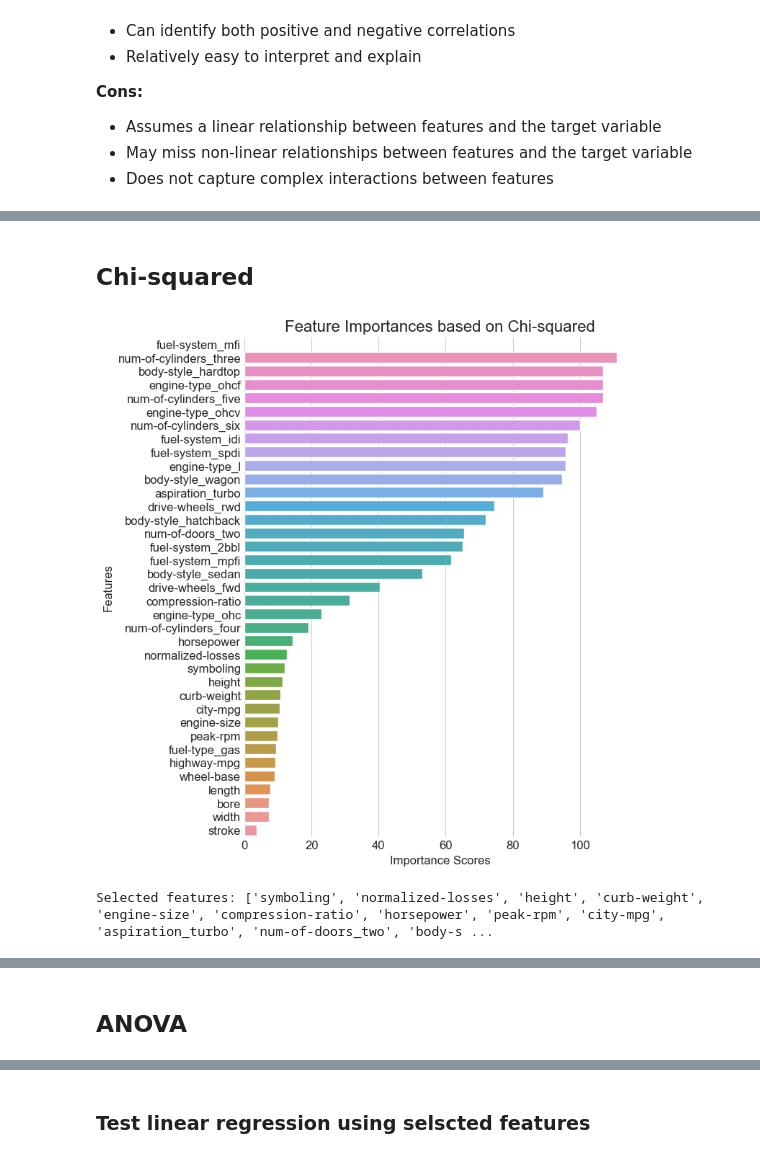
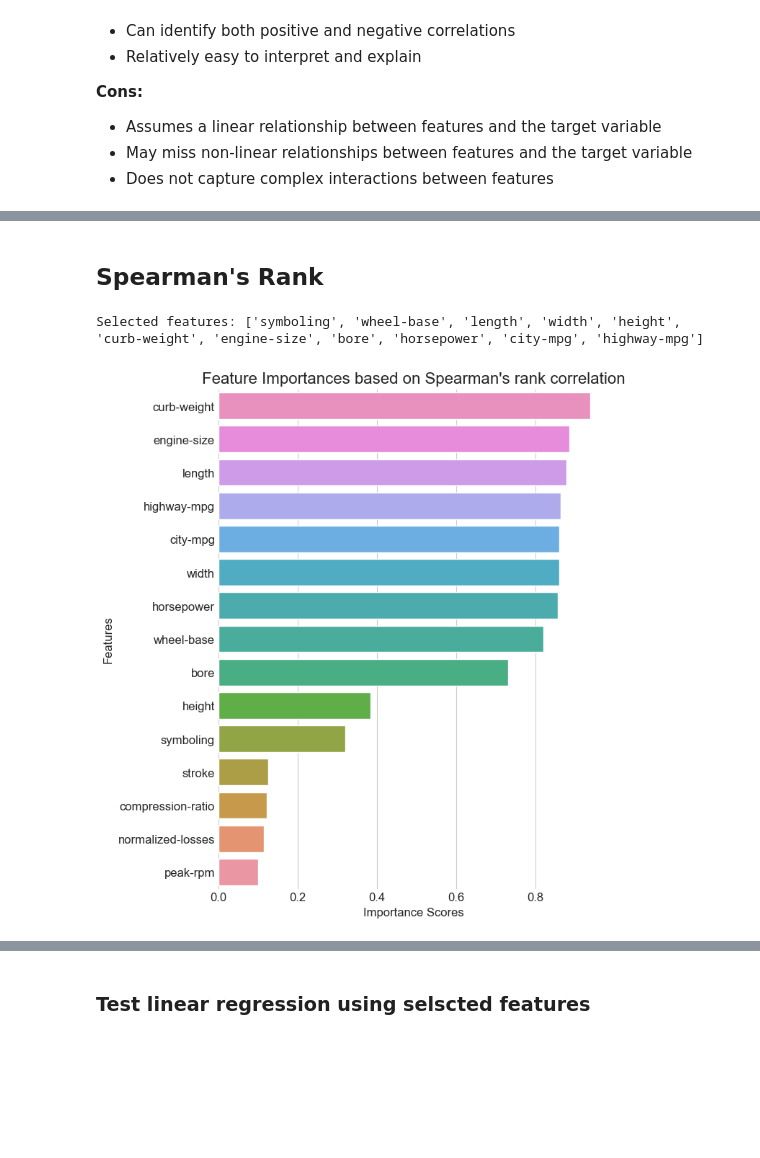
Before and after one commit to J-Jurza/tutorial_feature_selection, a Jupyter notebook: feature_selection_regression.ipynb, the cells around one changed output, grey strips where cells are left out. Saved outputs shown, nothing was run; the diff lists cells and outputs as text; code cells hidden in the pictures; blank space fills up the shorter version.

```diff
--- a/feature_selection_regression.ipynb
+++ b/feature_selection_regression.ipynb
@@ -40,9 +40,9 @@ pd.set_option('display.max_columns', None)
 # Automobile dataset
 # %%
 data = 'https://raw.githubusercontent.com/pycaret/pycaret/master/datasets/automobile.csv'
-df = pd.read_csv(data)
+df_in = pd.read_csv(data)
 
-df
+df_in
 # %% [output]
 |  | symboling | normalized-losses | make | fuel-type | aspiration | num-of-doors | body-style | drive-wheels | ... |
 | 0 | 3 | NaN | alfa-romero | gas | std | two | convertible | rwd | ... |
@@ -60,6 +68,8 @@ df
 # %%
-# Drop make column to avoid having too many columns and basing price on make
-df = df.drop(columns='make')
+df = df_in.copy()
+
+# Drop categorical cols
+df = df.drop(columns=['make', 'fuel-type', 'aspiration', 'num-of-doors', 'body-style', 'drive-wheels', 'engine-location', 'engine-type', 'num-of-cylinders', 'fuel-system'])
 
 # Convert problem columns to numeric. Error values will become nulls and dropped later.
 # This is for numeric columns with some non-numeric values "?" for missing.
@@ -194,7 +176,7 @@ def plot_importances(df_in, title):
 # %% [markdown]
 # 1. Filter methods
 # %%
-n_features = 29
+n_features = 11
 # %% [markdown]
 ## Pearson correlation
 
@@ -245,30 +230,40 @@ Selected features: ['symboling', 'normalized-losses', 'wheel-base', 'length', 'w
-# %% [markdown]
-## Chi-squared
+# %% [markdown]
+## Spearman's Rank
 # %%
-from sklearn.feature_selection import SelectKBest, chi2
+import pandas as pd
+import numpy as np
+from scipy.stats import spearmanr
+from sklearn.feature_selection import SelectKBest
 
-# Apply chi-squared feature selection to select the top five features
-selector = SelectKBest(chi2, k=n_features)
-X_filter = selector.fit_transform(X_train, y_train)
+# Define a custom scoring function that calculates the Spearman's rank correlation
+def spearman_correlation(X, y):
+    corrs = np.array([spearmanr(X[:, i], y)[0] for i in range(X.shape[1])])
+    return np.abs(corrs), np.zeros_like(corrs)
+
+# Apply the custom scoring function to SelectKBest
+selector = SelectKBest(score_func=spearman_correlation, k=n_features)
+selector.fit(X_train, y_train)
 
 # Get the indices of the selected features
 mask = selector.get_support()
 
 # Make dataframe with new features
-X_train_chi = X_train.loc[:,mask]
-X_test_chi = X_test.loc[:,mask]
-new_features = X_train.loc[:,mask].columns.tolist()
+X_train_spearman = X_train.loc[:, mask]
+X_test_spearman = X_test.loc[:, mask]
+new_features = X_train.loc[:, mask].columns.tolist()
 
 # Get the feature importances and plot
 scores = selector.scores_
 feature_importances = {feature_name: score for feature_name, score in zip(X_train.columns, scores)}
 feature_importances = pd.DataFrame(feature_importances.items(), columns=['Feature', 'Importance'])\
     .sort_values('Importance', ascending=True)
-plot_importances(feature_importances, 'Feature Importances based on Chi-squared')
 
+# Print the selected features
 print("Selected features:", new_features)
+plot_importances(feature_importances, 'Feature Importances based on Spearman\'s rank correlation')
 
-X_train_chi.head()
+# Preview filtered dataset
+X_train_spearman.head()
 # %% [output]
+Selected features: ['symboling', 'wheel-base', 'length', 'width', 'height', 'curb-weight', 'engine-size', 'bore', 'horsepower', 'city-mpg', 'highway-mpg']
-[figure, old version]
+[figure, new version]
-Selected features: ['symboling', 'normalized-losses', 'height', 'curb-weight', 'engine-size', 'compression-ratio', 'horsepower', 'peak-rpm', 'city-mpg', 'aspiration_turbo', 'num-of-doors_two', 'body-s ...
@@ -281,2 +275,0 @@ Selected features: ['symboling', 'normalized-losses', 'height', 'curb-weight', '
-# %% [markdown]
-## ANOVA
```
Also changed, not shown: parts of 20 cells of this notebook, 2 other files.
